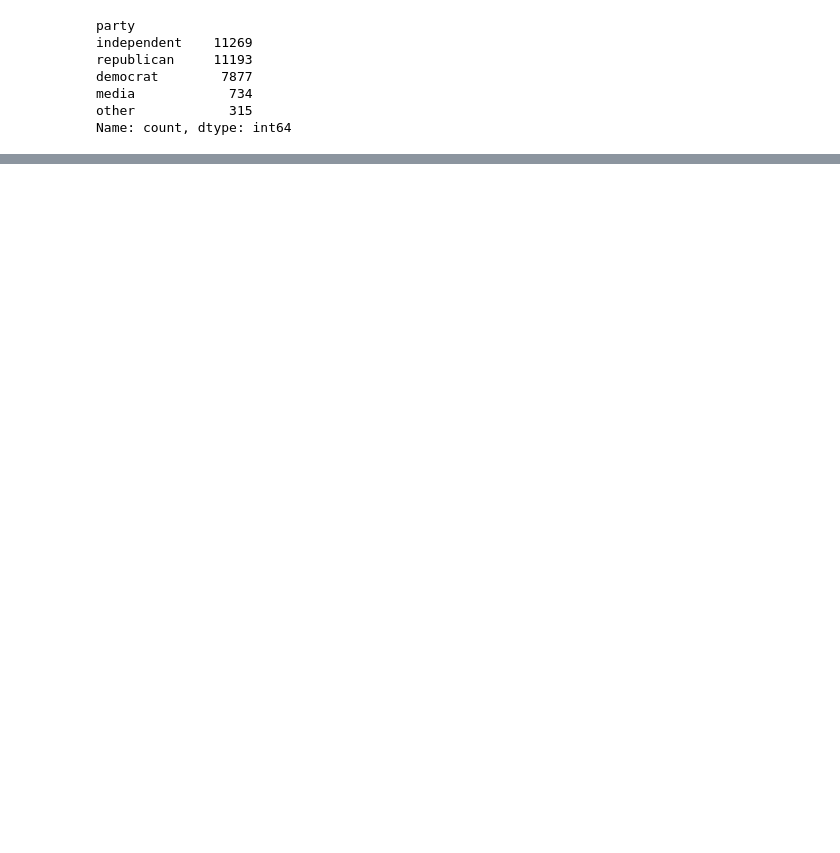
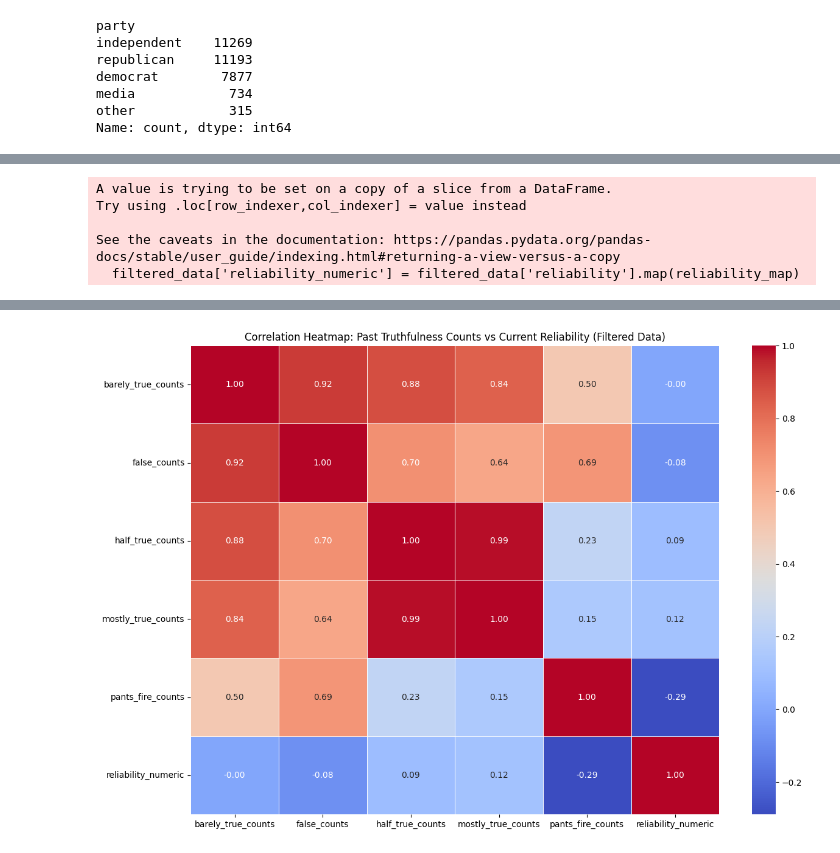
Before and after one commit to namanNagelia/cmsc320_finalProject, a Jupyter notebook: project.ipynb, the cells around one changed output, grey strips where cells are left out. Saved outputs shown, nothing was run; the diff lists cells and outputs as text; code cells hidden in the pictures; blank space fills up the shorter version.

Commit message:
analysis added

```diff
--- a/project.ipynb
+++ b/project.ipynb
@@ -401,0 +441,33 @@ plt.show()
+# %%
+past_truthfulness_columns = ['barely_true_counts', 'false_counts', 'half_true_counts', 'mostly_true_counts', 'pants_fire_counts']
+
+# We only want to include statements that have data on the speaker's past truthfulness
+# If there is no data on past reliability, don't include in this analysis
+filtered_data = statements_main[statements_main[past_truthfulness_columns].sum(axis=1) > 0]
+
+# Map the current reliability column to numeric values for correlation calculation
+reliability_map = {
+    'mostly-true': 4,
+    'pants-fire': 0,
+    'false': 1,
+    'true': 5,
+    'half-true': 3,
+    'barely-true': 2
+}
+
+filtered_data['reliability_numeric'] = filtered_data['reliability'].map(reliability_map)
+
+correlation_matrix = filtered_data[past_truthfulness_columns + ['reliability_numeric']].corr(method='pearson')
+
+display(correlation_matrix)
+
+plt.figure(figsize=(14, 10))
+sns.heatmap(correlation_matrix, annot=True, cmap="coolwarm", linewidths=0.5, fmt=".2f")
+plt.title("Correlation Heatmap: Past Truthfulness Counts vs Current Reliability (Filtered Data)")
+plt.show()
+# %% [output]
+A value is trying to be set on a copy of a slice from a DataFrame.
+Try using .loc[row_indexer,col_indexer] = value instead
+
+See the caveats in the documentation: https://pandas.pydata.org/pandas-docs/stable/user_guide/indexing.html#returning-a-view-versus-a-copy
+  filtered_data['reliability_numeric'] = filtered_data['reliability'].map(reliability_map)
@@ -401,0 +481 @@ plt.show()
+[figure, added]
```
Also changed, not shown: parts of 29 cells of this notebook.
